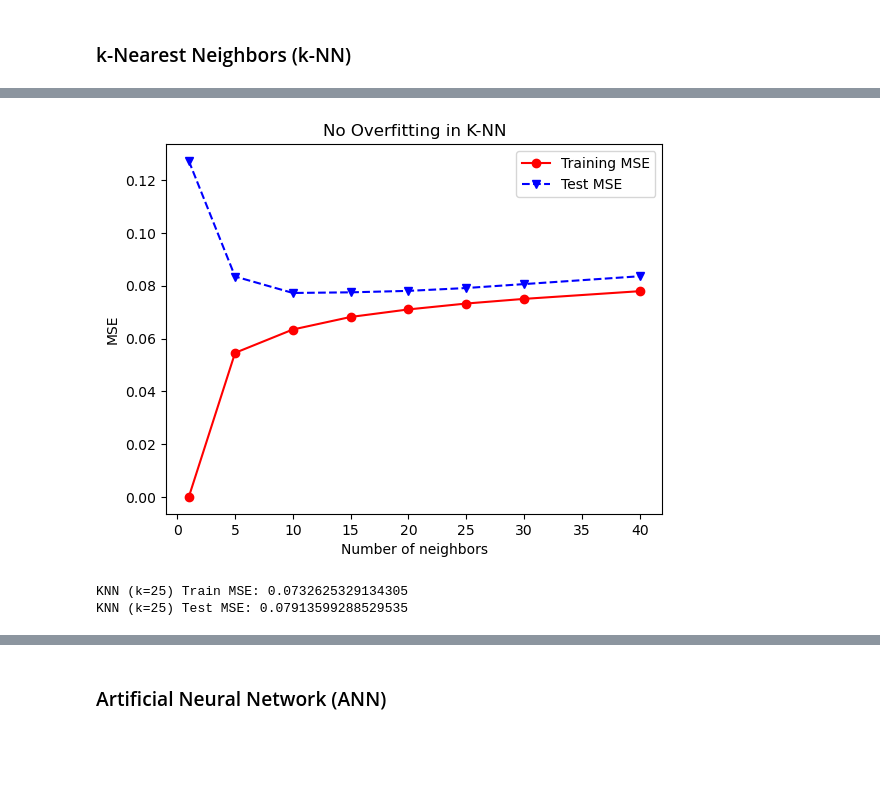
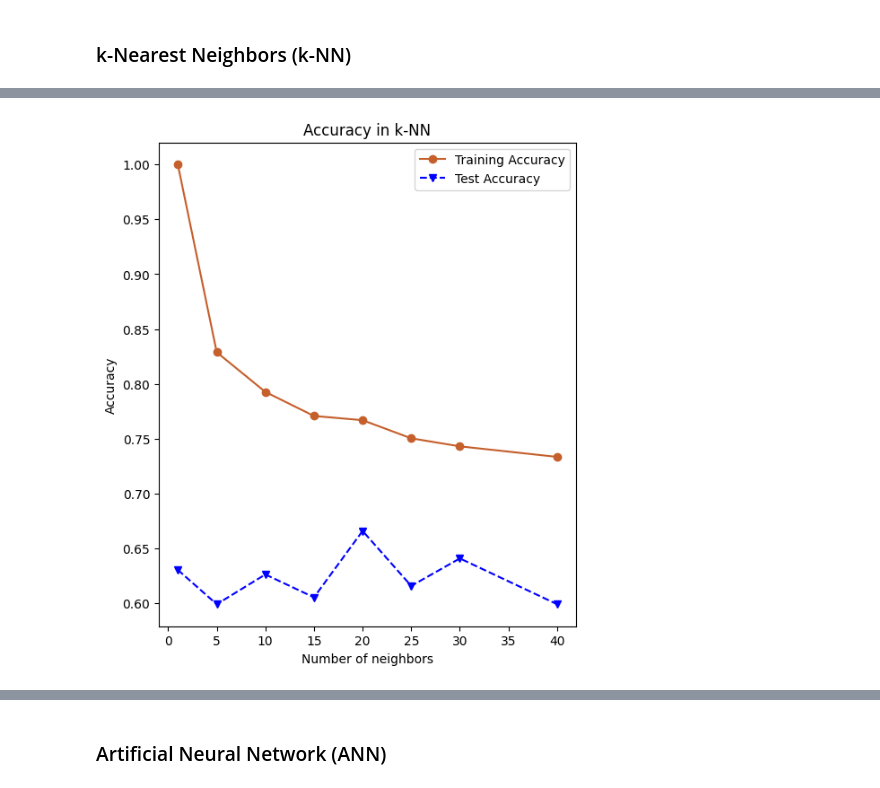
Before and after one commit to IsabellaCerasuolo/Data_Mining, a Jupyter notebook: DM_project_stud_perf.ipynb, the cells around one changed output, grey strips where cells are left out. Drawn from its saved outputs; the diff is of its cells as text; code cells hidden in the pictures; blank space fills up the shorter version.

```diff
--- a/DM_project_stud_perf.ipynb
+++ b/DM_project_stud_perf.ipynb
@@ -304,0 +324,19 @@ Dai risultati ottenuti dalla regressione lineare, possiamo osservare che l'MSE s
+# %%
+from sklearn.model_selection import train_test_split
+from imblearn.over_sampling import SMOTE
+from sklearn.preprocessing import StandardScaler
+
+#Suddivisione train-test stratificata (Mantiene la proporzione delle classi visto che sono sbilanciate)
+X_train, X_test, y_train, y_test = train_test_split(X, y, test_size=0.2, stratify=y, random_state=42)
+
+#Bilanciamento del training set con SMOTE (per evitare sbilanciamento)
+smote = SMOTE(random_state=42)
+X_train_balanced, y_train_balanced = smote.fit_resample(X_train, y_train)
+
+#Scaling solo dopo bilanciamento
+scaler = StandardScaler()
+X_train_scaled = scaler.fit_transform(X_train_balanced)
+X_test_scaled = scaler.transform(X_test)  # Il test set rimane invariato
+
+print(f"Dimensioni Training set bilanciato: {X_train_balanced.shape}")
+print(f"Dimensioni Test set originale: {X_test.shape}")
@@ -398,40 +464,37 @@ Nel notebook, il k-NN viene applicato per la regressione, variando il valore di
 # %%
-from sklearn.neighbors import KNeighborsRegressor
-from sklearn.metrics import mean_squared_error
+from sklearn.neighbors import KNeighborsClassifier
+from sklearn.metrics import accuracy_score
+import seaborn as sns
 import matplotlib.pyplot as plt
 
 numNeighbors = [1, 5, 10, 15, 20, 25, 30, 40]
 trainAcc = []
 testAcc = []
+trainErr = []
+testErr = []
 
 for k in numNeighbors:
-    knn = KNeighborsRegressor(n_neighbors=k, metric='minkowski', p=2)
-    knn.fit(X_train, y_train)
-    y_train_pred = knn.predict(X_train)
-    y_test_pred = knn.predict(X_test)
-    train_mse = mean_squared_error(y_train, y_train_pred)
-    test_mse = mean_squared_error(y_test, y_test_pred)
-    trainAcc.append(train_mse)
-    testAcc.append(test_mse)
+    knn = KNeighborsClassifier(n_neighbors=k, metric='hamming')
+    knn.fit(X_train_scaled, y_train_balanced)  # Usa dati scalati e bilanciati
+    y_train_pred = knn.predict(X_train_scaled)
+    y_test_pred = knn.predict(X_test_scaled)  # Test set rimane invariato
 
-plt.plot(numNeighbors, trainAcc, 'ro-', label='Training MSE')
-plt.plot(numNeighbors, testAcc, 'bv--', label='Test MSE')
+    #Calcolo delle metriche
+    train_accuracy = accuracy_score(y_train_balanced, y_train_pred)
+    test_accuracy = accuracy_score(y_test, y_test_pred)
+    trainAcc.append(train_accuracy)
+    testAcc.append(test_accuracy)
+
+    trainErr.append(1 - train_accuracy)
+    testErr.append(1 - test_accuracy)
+#Visualizzazione dell'Accuracy e dell'Error Rate
+plt.figure(figsize=(6, 7))
+plt.plot(numNeighbors, trainAcc, color='#c55f2c', marker='o', label='Training Accuracy')
+plt.plot(numNeighbors, testAcc, 'bv--', label='Test Accuracy')
 plt.legend()
 plt.xlabel('Number of neighbors')
-plt.ylabel('MSE')
-plt.title('No Overfitting in K-NN')
+plt.ylabel('Accuracy')
+plt.title('Accuracy in k-NN')
 plt.show()
 # %% [output]
-[figure, old version]
+[figure, new version]
-# %%
-knn = KNeighborsRegressor(n_neighbors=25, metric='minkowski', p=2)
-knn.fit(X_train, y_train)
-y_train_pred_knn = knn.predict(X_train)
-y_test_pred_knn = knn.predict(X_test)
-knn_train_mse = mean_squared_error(y_train, y_train_pred_knn)
-knn_test_mse = mean_squared_error(y_test, y_test_pred_knn)
-print("KNN (k=25) Train MSE:", knn_train_mse)
-print("KNN (k=25) Test MSE:", knn_test_mse)
-# %% [output]
-KNN (k=25) Train MSE: 0.0732625329134305
-KNN (k=25) Test MSE: 0.07913599288529535
```
Also changed, not shown: parts of 30 cells of this notebook.
